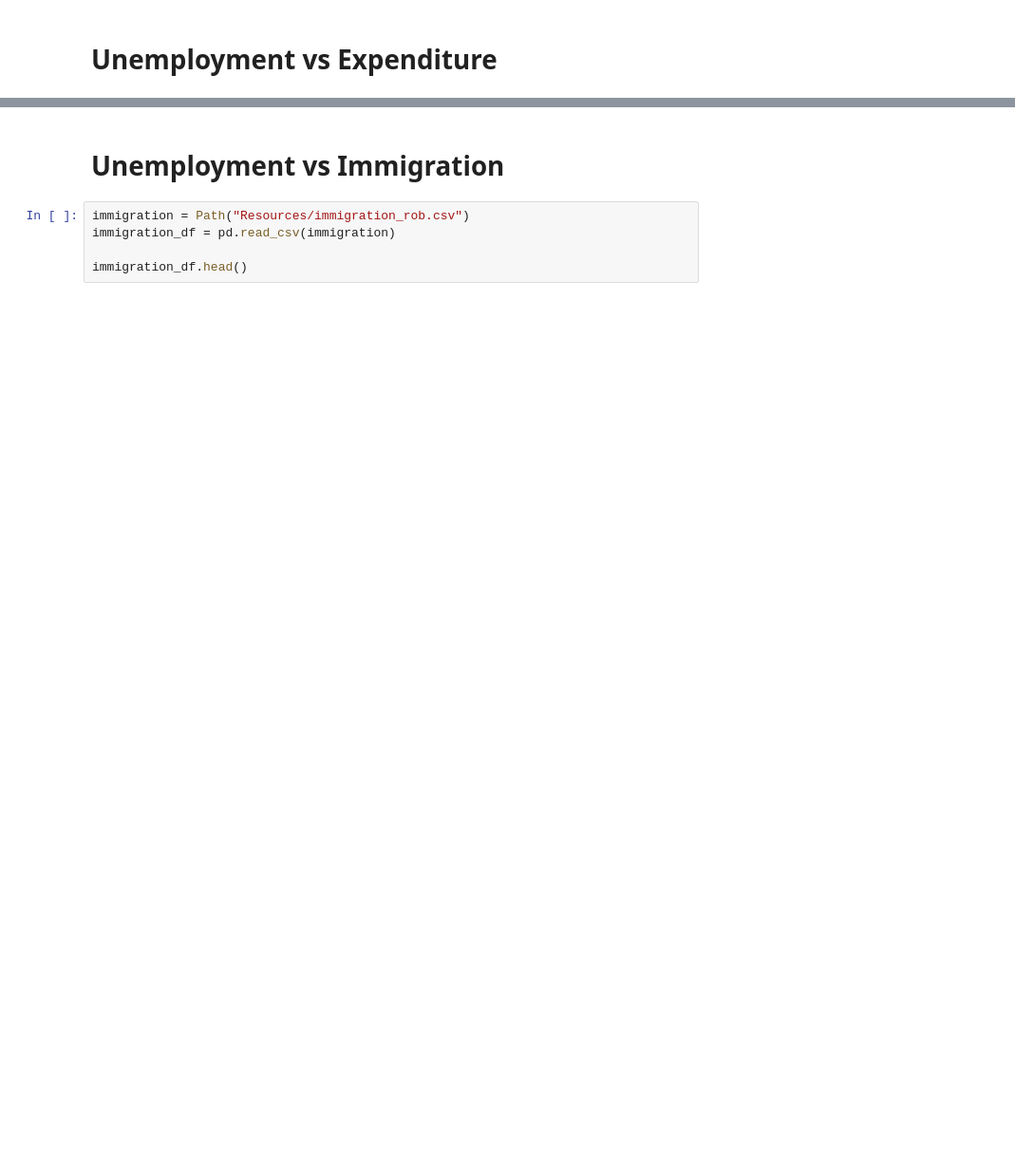
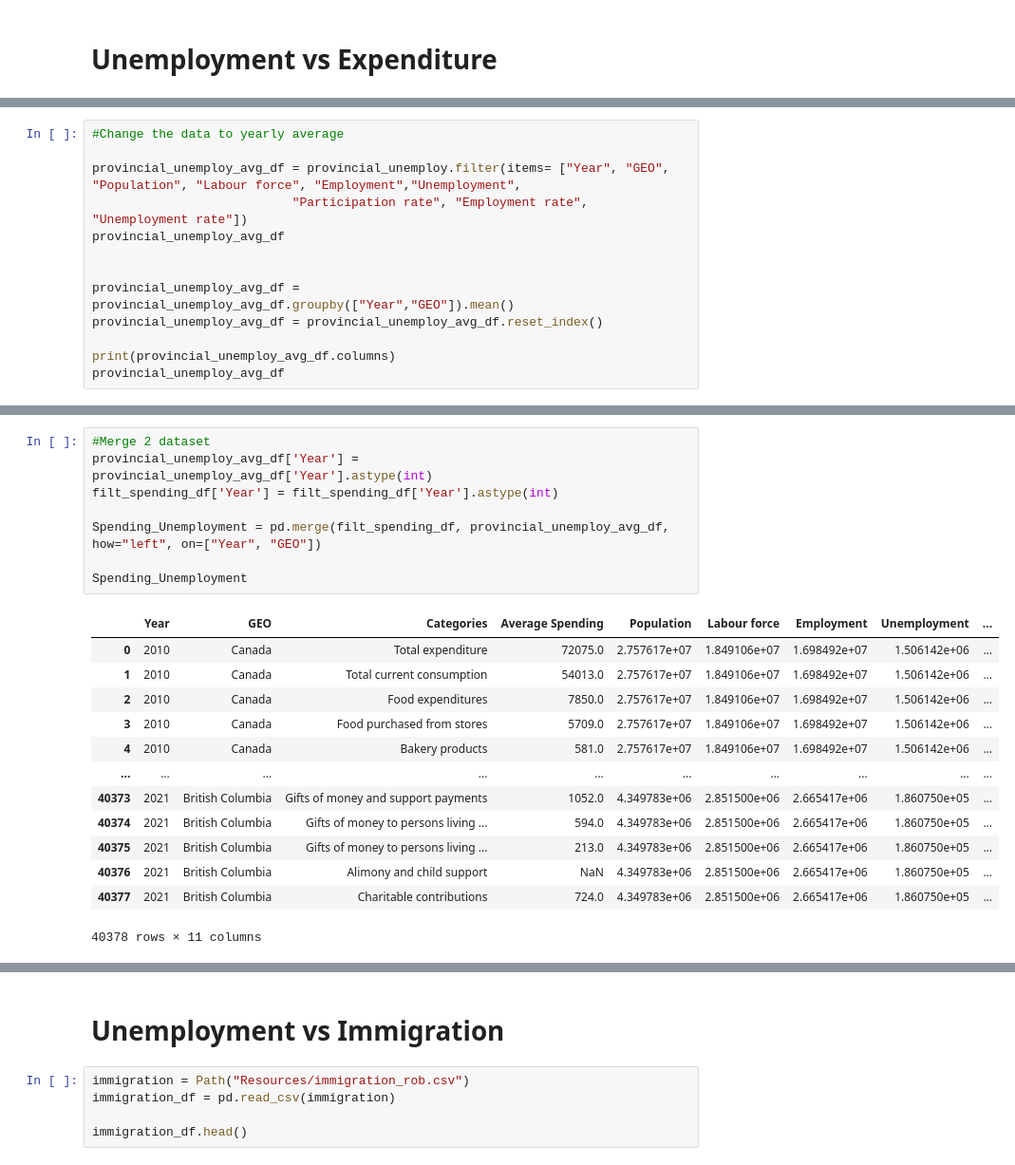
Before and after one commit to Cadeem-M/Unemployment-Analysis, a Jupyter notebook: analysis.ipynb, the cells around one changed output, grey strips where cells are left out. Shown at 95% size. Drawn from its saved outputs; the diff is of its cells as text; blank space fills up the shorter version.

```diff
--- a/analysis.ipynb
+++ b/analysis.ipynb
@@ -51,0 +129,13 @@ provincial_unemploy.head()
+# %%
+#Change the data to yearly average
+
+provincial_unemploy_avg_df = provincial_unemploy.filter(items= ["Year", "GEO", "Population", "Labour force", "Employment","Unemployment",
+                           "Participation rate", "Employment rate", "Unemployment rate"])
+provincial_unemploy_avg_df
+
+
+provincial_unemploy_avg_df = provincial_unemploy_avg_df.groupby(["Year","GEO"]).mean()
+provincial_unemploy_avg_df = provincial_unemploy_avg_df.reset_index()
+
+print(provincial_unemploy_avg_df.columns)
+provincial_unemploy_avg_df
@@ -51,0 +160,22 @@ provincial_unemploy.head()
+# %%
+#Merge 2 dataset
+provincial_unemploy_avg_df['Year'] = provincial_unemploy_avg_df['Year'].astype(int)
+filt_spending_df['Year'] = filt_spending_df['Year'].astype(int)
+
+Spending_Unemployment = pd.merge(filt_spending_df, provincial_unemploy_avg_df, how="left", on=["Year", "GEO"])
+
+Spending_Unemployment
+# %% [output]
+|  | Year | GEO | Categories | Average Spending | Population | Labour force | Employment | Unemployment | ... |
+| 0 | 2010 | Canada | Total expenditure | 72075.0 | 2.757617e+07 | 1.849106e+07 | 1.698492e+07 | 1.506142e+06 | ... |
+| 1 | 2010 | Canada | Total current consumption | 54013.0 | 2.757617e+07 | 1.849106e+07 | 1.698492e+07 | 1.506142e+06 | ... |
+| 2 | 2010 | Canada | Food expenditures | 7850.0 | 2.757617e+07 | 1.849106e+07 | 1.698492e+07 | 1.506142e+06 | ... |
+| 3 | 2010 | Canada | Food purchased from stores | 5709.0 | 2.757617e+07 | 1.849106e+07 | 1.698492e+07 | 1.506142e+06 | ... |
+| 4 | 2010 | Canada | Bakery products | 581.0 | 2.757617e+07 | 1.849106e+07 | 1.698492e+07 | 1.506142e+06 | ... |
+| ... | ... | ... | ... | ... | ... | ... | ... | ... | ... |
+| 40373 | 2021 | British Columbia | Gifts of money and support payments | 1052.0 | 4.349783e+06 | 2.851500e+06 | 2.665417e+06 | 1.860750e+05 | ... |
+| 40374 | 2021 | British Columbia | Gifts of money to persons living ... | 594.0 | 4.349783e+06 | 2.851500e+06 | 2.665417e+06 | 1.860750e+05 | ... |
+| 40375 | 2021 | British Columbia | Gifts of money to persons living ... | 213.0 | 4.349783e+06 | 2.851500e+06 | 2.665417e+06 | 1.860750e+05 | ... |
+| 40376 | 2021 | British Columbia | Alimony and child support | NaN | 4.349783e+06 | 2.851500e+06 | 2.665417e+06 | 1.860750e+05 | ... |
+| 40377 | 2021 | British Columbia | Charitable contributions | 724.0 | 4.349783e+06 | 2.851500e+06 | 2.665417e+06 | 1.860750e+05 | ... |
+40378 rows × 11 columns
```
Also changed, not shown: parts of 15 cells of this notebook, 1 other file.
